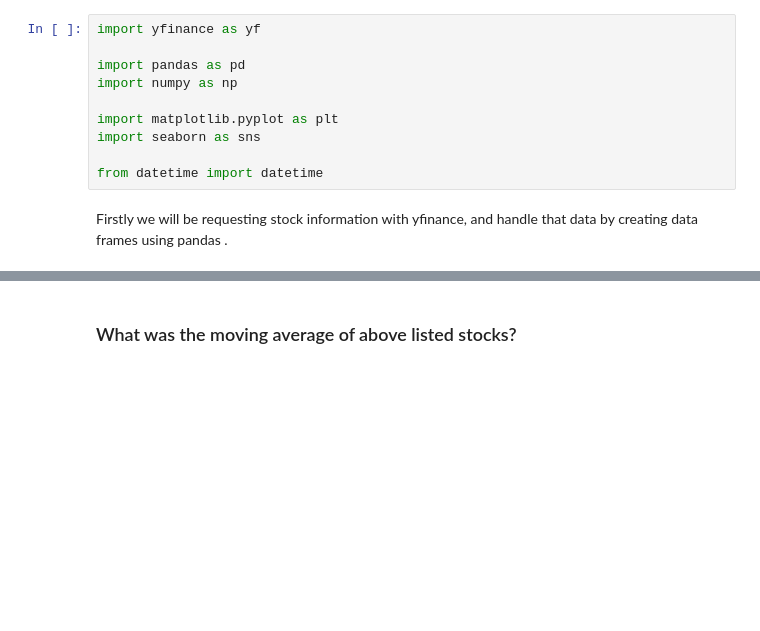
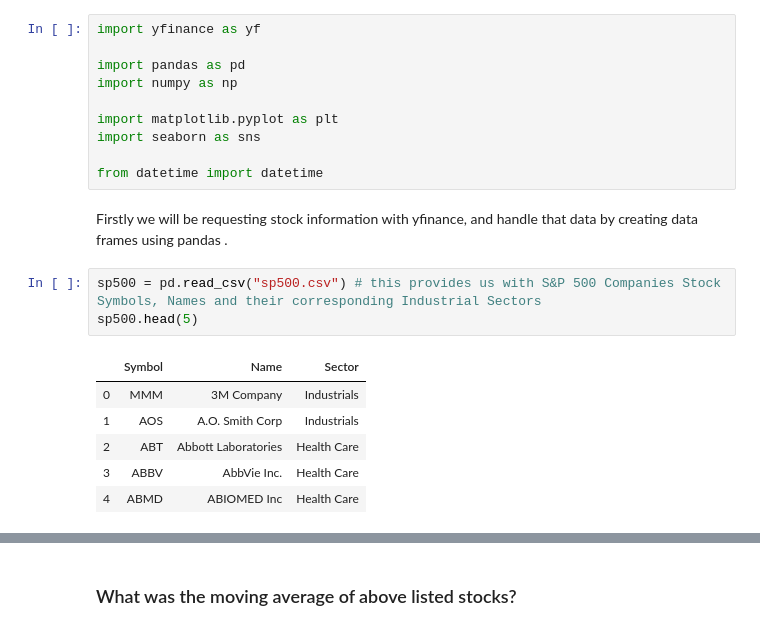
Before and after one commit to YM53858/DATA-690-WANG, a Jupyter notebook: Individual Project/Deliverable_2/Deliverable_2.ipynb, the cells around one changed output, grey strips where cells are left out. Saved outputs shown, nothing was run; the diff lists cells and outputs as text; blank space fills up the shorter version.

```diff
--- a/Individual Project/Deliverable_2/Deliverable_2.ipynb
+++ b/Individual Project/Deliverable_2/Deliverable_2.ipynb
@@ -17,3 +23,13 @@ import seaborn as sns
 from datetime import datetime
 # %% [markdown]
 Firstly we will be requesting stock information with yfinance, and handle that data by creating data  frames using pandas .
+# %%
+sp500 = pd.read_csv("sp500.csv") # this provides us with S&P 500 Companies Stock Symbols, Names and their corresponding Industrial Sectors
+sp500.head(5)
+# %% [output]
+|  | Symbol | Name | Sector |
+| 0 | MMM | 3M Company | Industrials |
+| 1 | AOS | A.O. Smith Corp | Industrials |
+| 2 | ABT | Abbott Laboratories | Health Care |
+| 3 | ABBV | AbbVie Inc. | Health Care |
+| 4 | ABMD | ABIOMED Inc | Health Care |
```
Also changed, not shown: parts of 14 cells of this notebook.
